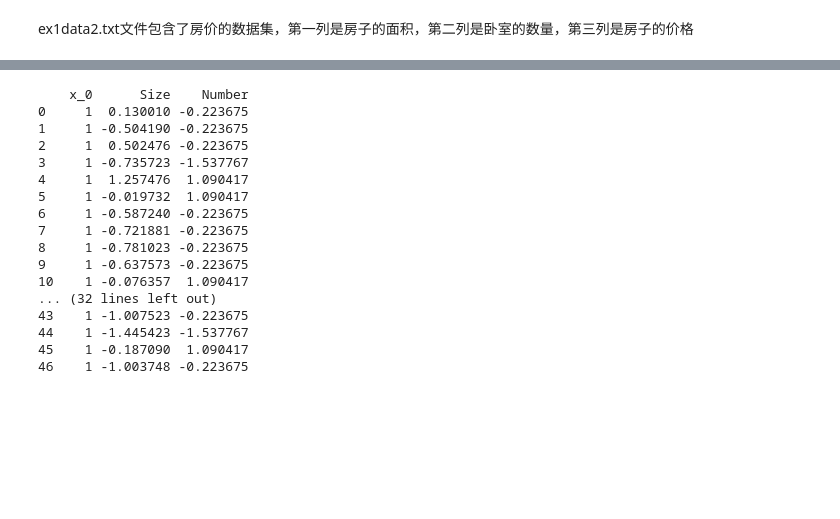
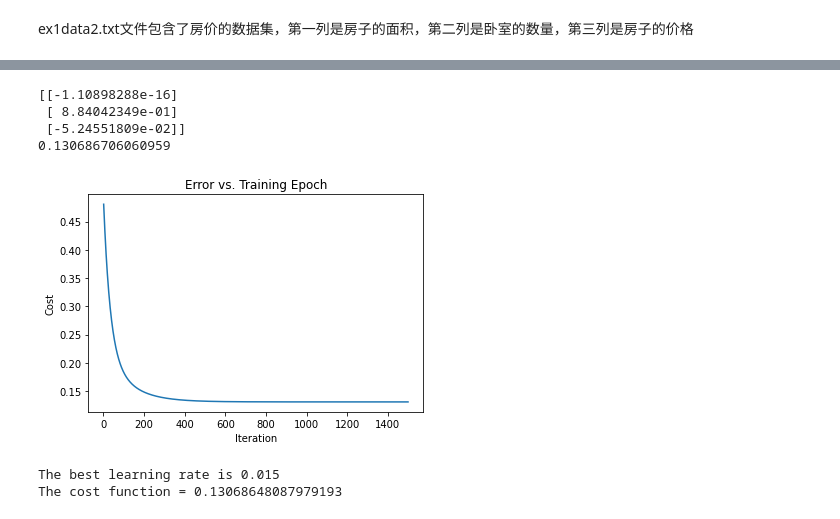
Before and after one commit to sleepGuy404/code, a Jupyter notebook: ex1-linear regression/ex1.ipynb, the cells around one changed output, grey strips where cells are left out. Drawn from its saved outputs; the diff is of its cells as text; code cells hidden in the pictures; blank space fills up the shorter version.

```diff
--- a/ex1-linear regression/ex1.ipynb
+++ b/ex1-linear regression/ex1.ipynb
@@ -130,20 +105,51 @@ multi_y = df['Price']
-# %%
-print(multi_X)
-# %% [output]
-    x_0      Size    Number
-0     1  0.130010 -0.223675
-1     1 -0.504190 -0.223675
-2     1  0.502476 -0.223675
-3     1 -0.735723 -1.537767
-4     1  1.257476  1.090417
-5     1 -0.019732  1.090417
-6     1 -0.587240 -0.223675
-7     1 -0.721881 -0.223675
-8     1 -0.781023 -0.223675
-9     1 -0.637573 -0.223675
-10    1 -0.076357  1.090417
-... (32 lines left out)
-43    1 -1.007523 -0.223675
-44    1 -1.445423 -1.537767
-45    1 -0.187090  1.090417
-46    1 -1.003748 -0.223675
+# %%
+# Gradient descent
+multi_X = df[df.columns[0:2]]
+multi_X.insert(0,'x_0',1)
+multi_X = np.array(multi_X)
+multi_y = df['Price']
+multi_y = np.array(multi_y)
+multi_y.resize((len(multi_y),1))
+multi_theta = np.zeros((multi_X.shape[1],multi_y.shape[1]))
+multi_iterations = 1500
+multi_alpha = 0.01
+
+multi_cost ,multi_theta_2 = gradientDescent(multi_X,multi_y,multi_theta,multi_alpha,multi_iterations)
+print(multi_theta_2)
+print(computeCost(multi_X,multi_y,multi_theta_2))
+# %% [output]
+[[-1.10898288e-16]
+ [ 8.84042349e-01]
+ [-5.24551809e-02]]
+0.130686706060959
+# %%
+# Visualizing J(θ)
+iter = np.linspace(1, multi_iterations, 1500)
+plt.plot(iter, multi_cost)
+plt.xlabel('Iteration')
+plt.ylabel('Cost')
+plt.title('Error vs. Training Epoch')
+plt.show()
+# %% [output]
+[figure, added]
+# %%
+# Selecting learning rates
+
+
+def select(learning_rates, X, y, theta, iterations):
+    min = 100
+    min_learning_rate = 0
+    for i in learning_rates:
+        cost, theta_2 = gradientDescent(X, y, theta, i,iterations)
+        temp = computeCost(X, y, theta_2)
+        if min > temp:
+            min_learning_rate = i
+            min = temp
+    print(f'The best learning rate is {min_learning_rate}')
+    print(f'The cost function = {min}')
+
+learning_rates = [0.015,0.01, 0.0066, 0.0033, 0.001]
+select(learning_rates,multi_X,multi_y,multi_theta,multi_iterations)
+# %% [output]
+The best learning rate is 0.015
+The cost function = 0.13068648087979193
```
Also changed, not shown: parts of 3 cells of this notebook.
